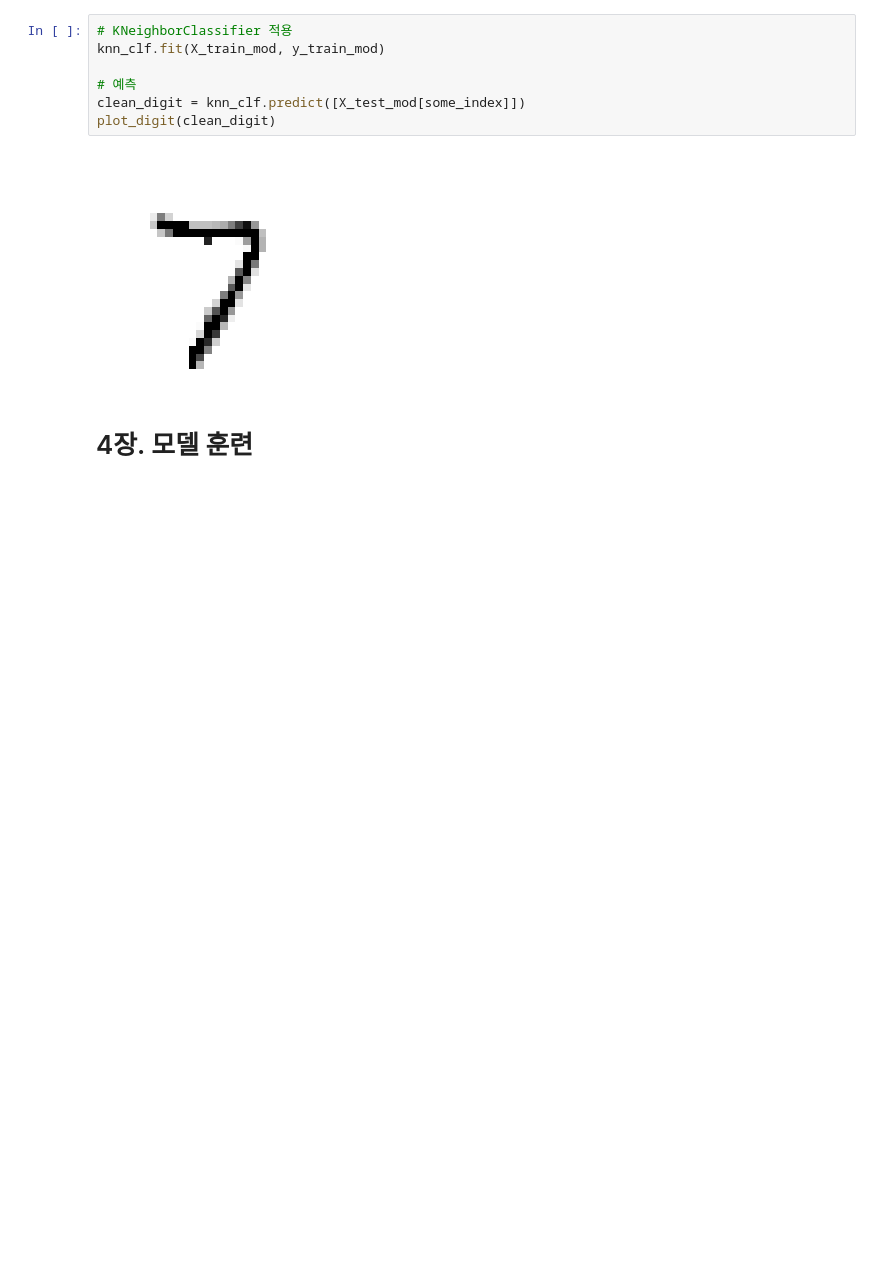
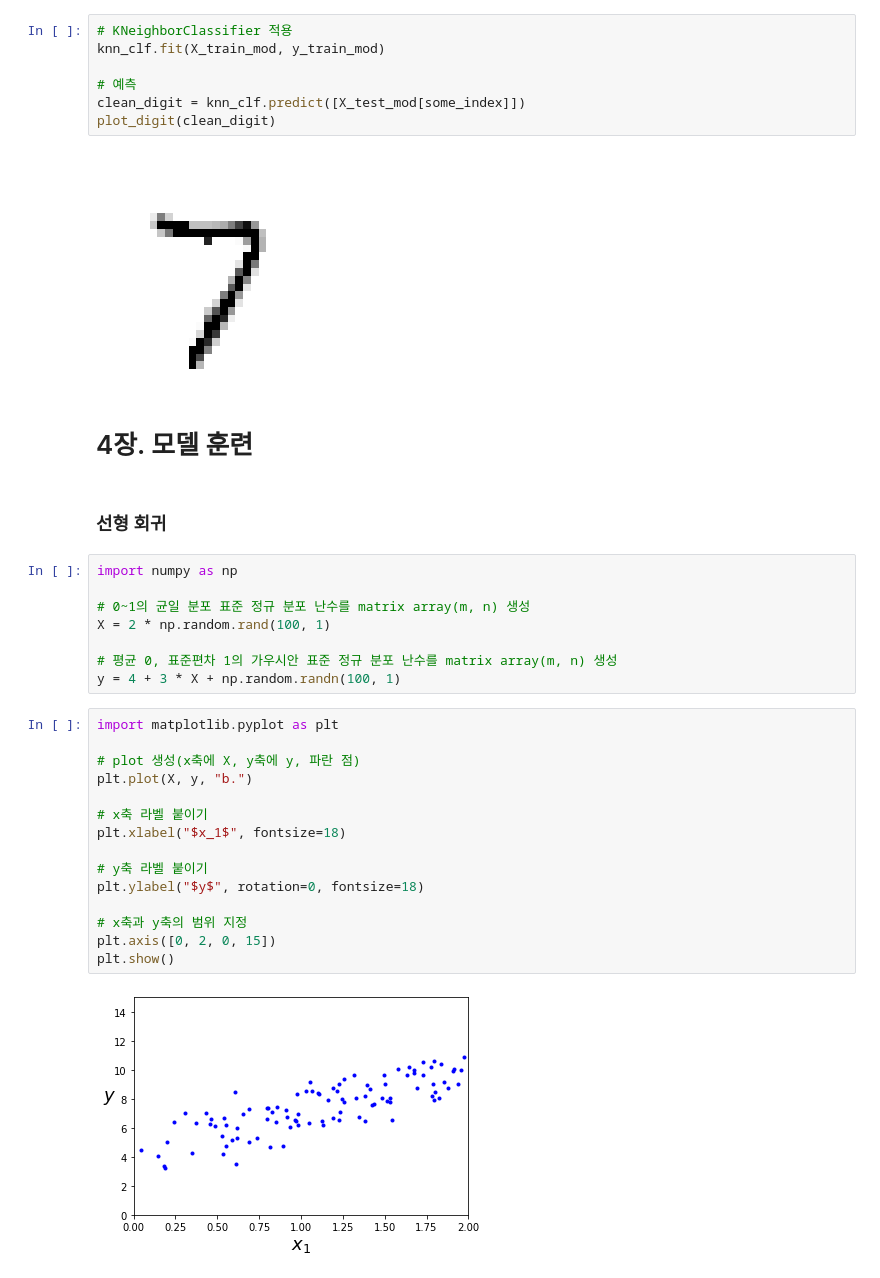
Before and after one commit to Yoon0527/AI_study, a Jupyter notebook: Hands_on_ML(1~4).ipynb, the cells around one changed output. Drawn from its saved outputs; the diff is of its cells as text; blank space fills up the shorter version.

```diff
--- a/Hands_on_ML(1~4).ipynb
+++ b/Hands_on_ML(1~4).ipynb
@@ -1915,3 +1915,30 @@ plot_digit(clean_digit)
 [figure]
 # %% [markdown]
 # 4장. 모델 훈련
+# %% [markdown]
+### 선형 회귀
+# %%
+import numpy as np
+
+# 0~1의 균일 분포 표준 정규 분포 난수를 matrix array(m, n) 생성
+X = 2 * np.random.rand(100, 1)
+
+# 평균 0, 표준편차 1의 가우시안 표준 정규 분포 난수를 matrix array(m, n) 생성
+y = 4 + 3 * X + np.random.randn(100, 1)
+# %%
+import matplotlib.pyplot as plt
+
+# plot 생성(x축에 X, y축에 y, 파란 점)
+plt.plot(X, y, "b.")
+
+# x축 라벨 붙이기
+plt.xlabel("$x_1$", fontsize=18)
+
+# y축 라벨 붙이기
+plt.ylabel("$y$", rotation=0, fontsize=18)
+
+# x축과 y축의 범위 지정
+plt.axis([0, 2, 0, 15])
+plt.show()
+# %% [output]
+[figure, added]
```
Also changed, not shown: parts of 12 cells of this notebook.
